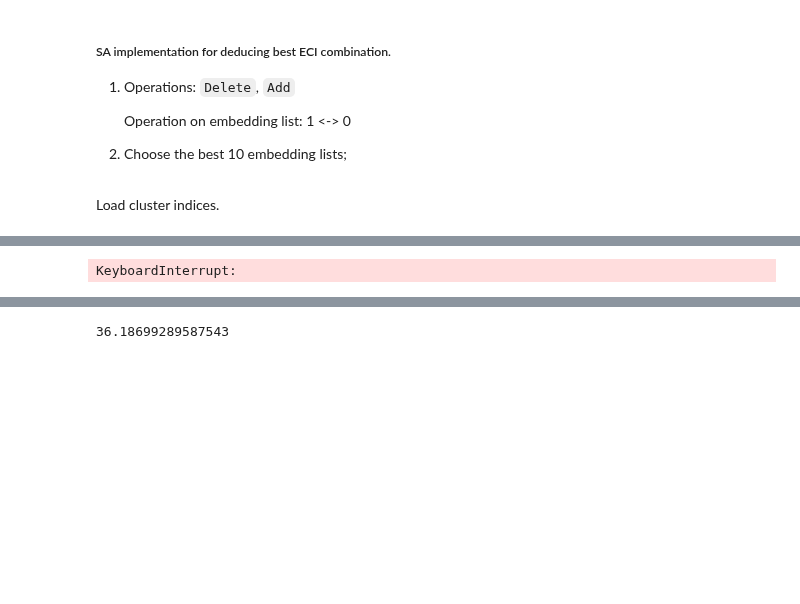
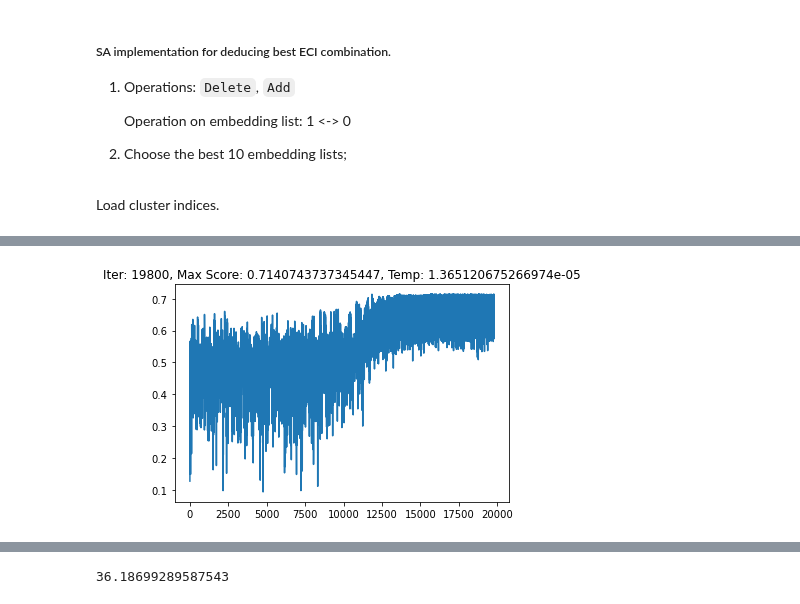
Before and after one commit to wzetto/MATools, a Jupyter notebook: CE_MC/cluster_ce_msad.ipynb, the cells around one changed output, grey strips where cells are left out. Drawn from its saved outputs; the diff is of its cells as text; code cells hidden in the pictures; blank space fills up the shorter version.

```diff
--- a/CE_MC/cluster_ce_msad.ipynb
+++ b/CE_MC/cluster_ce_msad.ipynb
@@ -1032,9 +1169,9 @@ msad_list, weight_list = extract_weight(1, 401, embed_list, atom_num=32)
 # %%
 #* Let the temperature decay
-trial_step = 400000
-temp_0 = 1200
+trial_step = 20000
+temp_0 = 200
 temp = temp_0
-tau = 50000
+tau = 1200
 def temp_d(temp_0, t, tau):
     return temp_0*np.exp(-t/tau)
 
@@ -1092,33 +1229,33 @@ for i in range(trial_step):
     embed_val_ = random_flip(embed_val_, prob=1/2)
     embed_val_ = random_flip(embed_val_, prob=1/4)
 
     weight_list_n = embed_extra(weight_list, embed_val_, embed_book)
     # embed_list = dict(zip(embed_type, embed_val_.astype(bool)))
     # msad_list, weight_list = extract_weight(1, 401, embed_list, atom_num=32)
 
     clf = RidgeCV(alphas=np.logspace(-2, 1, 10)).fit(weight_list_n, msad_list.reshape(-1,1))
     score = clf.score(weight_list_n, msad_list.reshape(-1,1))
 
     if score >= best_score:
         best_score = score.copy()
         chosen_embed.append(embed_val_.tolist())
         chosen_score.append(score)
         #* Return the chosen one(s)
         chosen_embed, chosen_score = embed_chosen(chosen_embed, chosen_score)
 
     if np.random.rand()<np.min([1,np.exp((score-score_)/temp)]):
         embed_val = embed_val_
         score_ = score
 
     #* Temp decay
     temp = temp_d(temp_0, i, tau)
 
     clear_output(True)
     score_list.append(score)
-    if i%1000 == 0:
+    if i%200 == 0:
         plt.plot(score_list)
-        plt.title(f'Iter: {i}, Score: {score}, Temp: {temp}')
+        plt.title(f'Iter: {i}, Max Score: {best_score}, Temp: {temp}')
 
         plt.show()
 # %% [output]
-KeyboardInterrupt:
+[figure, added]
```
Also changed, not shown: parts of 8 cells of this notebook, 1 other file.
